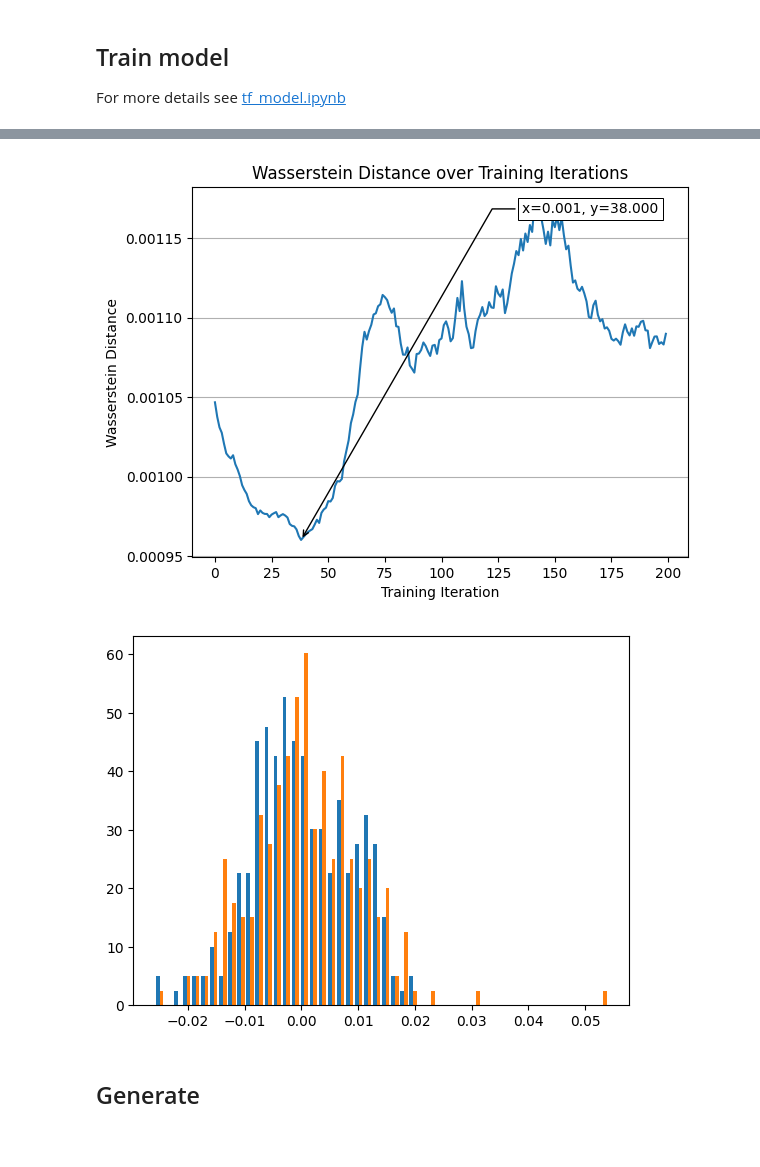
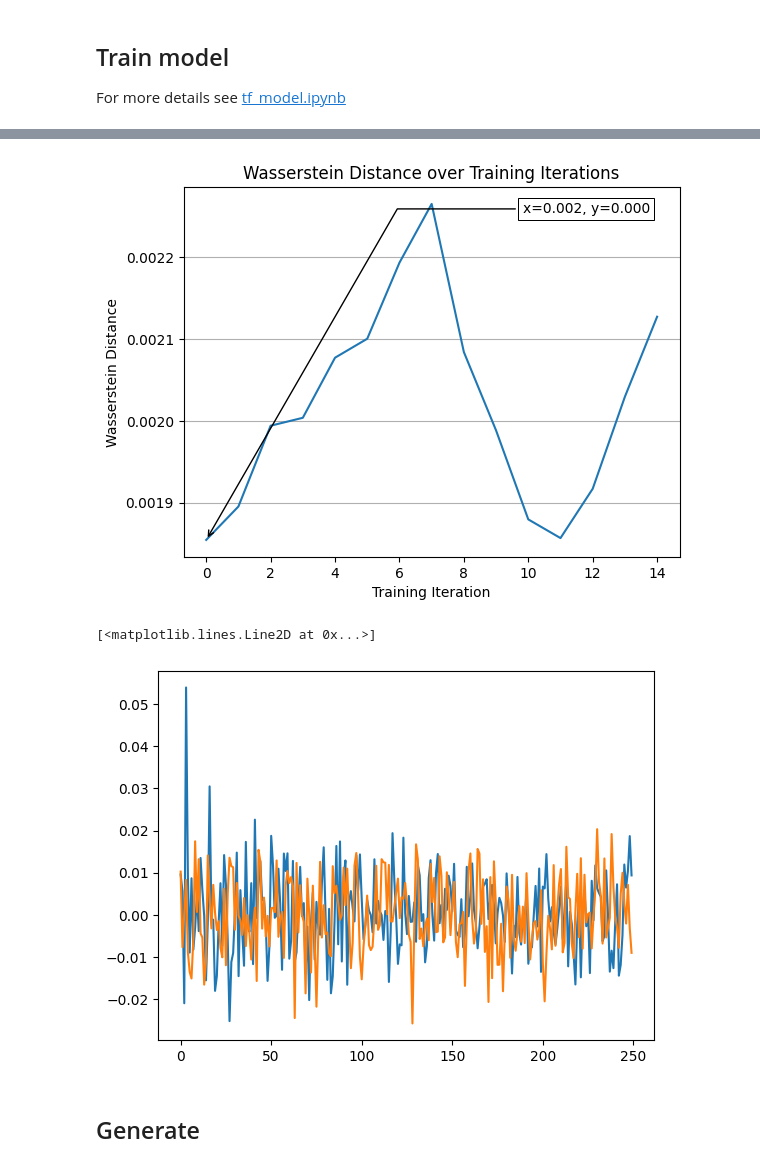
Before and after one commit to Henrywils0n/QuantGAN, a Jupyter notebook: tf_train.ipynb, the cells around one changed output, grey strips where cells are left out. Cells and saved outputs as stored; diff of their text form; code cells hidden in the pictures.

Commit message:
Divergence fixes + graphing functionality + saving of post and pre divergence

```diff
--- a/tf_train.ipynb
+++ b/tf_train.ipynb
@@ -20,5 +52,5 @@ Error:
 # %%
-file_name = "ShanghaiSE_daily"
+file_name = "SP500_daily"
 file_path = "data/"+file_name+".csv"
 generator_path = ""
 
@@ -27,10 +59,10 @@ def dateparse(d):
     return pd.Timestamp(d)
 
 data = pd.read_csv(file_path, parse_dates={'datetime': ['Date']}, date_parser=dateparse)
-df = data['CLOSE']
+df = data['Close']
 fig = plt.figure(figsize=(15,6))
 plt.title(f'{file_name} Close', fontsize=20)
-plt.plot(data['datetime'], data['CLOSE'] )
+plt.plot(data['datetime'], data['Close'] )
 plt.show()
 # confirm data loaded
 # %% [output]
@@ -61,14 +93,14 @@ print(data_size)
 train = True
 
 if train:
-  gan = GAN(discriminator, generator, 2 * receptive_field_size - 1, lr_d=1e-4, lr_g=3e-5, log_returns=log_returns[:,0] ,scalers=scalers)
+  gan = GAN(discriminator, generator, 2 * receptive_field_size - 1, lr_d=1e-4, lr_g=3e-5, log_returns=log_returns[:,0], log_returns_preprocessed=log_returns_preprocessed[:,0], scalers=scalers)
   gan.acf_real = acf(log_returns_preprocessed, 250)
   gan.abs_acf_real = acf(log_returns_preprocessed**2, 250)
   gan.le_real = acf(log_returns_preprocessed, 250, le=True)
   gan.fixed_noise = normal([128, 1, data_size + receptive_field_size - 1, 3])
   data = np.expand_dims(np.moveaxis(log_returns_rolled, 0,1), 1).astype('float32')
   batch_size = 64
-  n_batches = 200
+  n_batches = 15
   gan.train(data, batch_size, n_batches)
   # generator.save(f'trained_generator_{file_name}')
   #zip -r trained_generator_{file_name}.zip trained_generator_{file_name}/
@@ -82,14 +114,15 @@ else:
 # %%
-gan.saveDivergencePlot()
+gan.saveDivergencePlot(postprocessed=True)
 # %% [output]
-[figure, old version]
+[figure, new version]
 # %%
-# plt.plot(gan.log_returns)
-# plt.plot(gan.generateReturns()[1,:])
-plt.hist([gan.generateReturns()[1,:],gan.log_returns], bins=50, density=True)
-plt.show()
+plt.plot(gan.log_returns)
+plt.plot(gan.generateReturns()[1,:])
+# plt.hist([gan.generateReturns()[1,:],gan.log_returns], bins=50, density=True)
+# plt.show()
 # %% [output]
+[<matplotlib.lines.Line2D at 0x...>]
-[figure, old version]
+[figure, new version]
 # %% [markdown]
 ## Generate
 # %%
```
Also changed, not shown: parts of 4 cells of this notebook, 1 other file.
